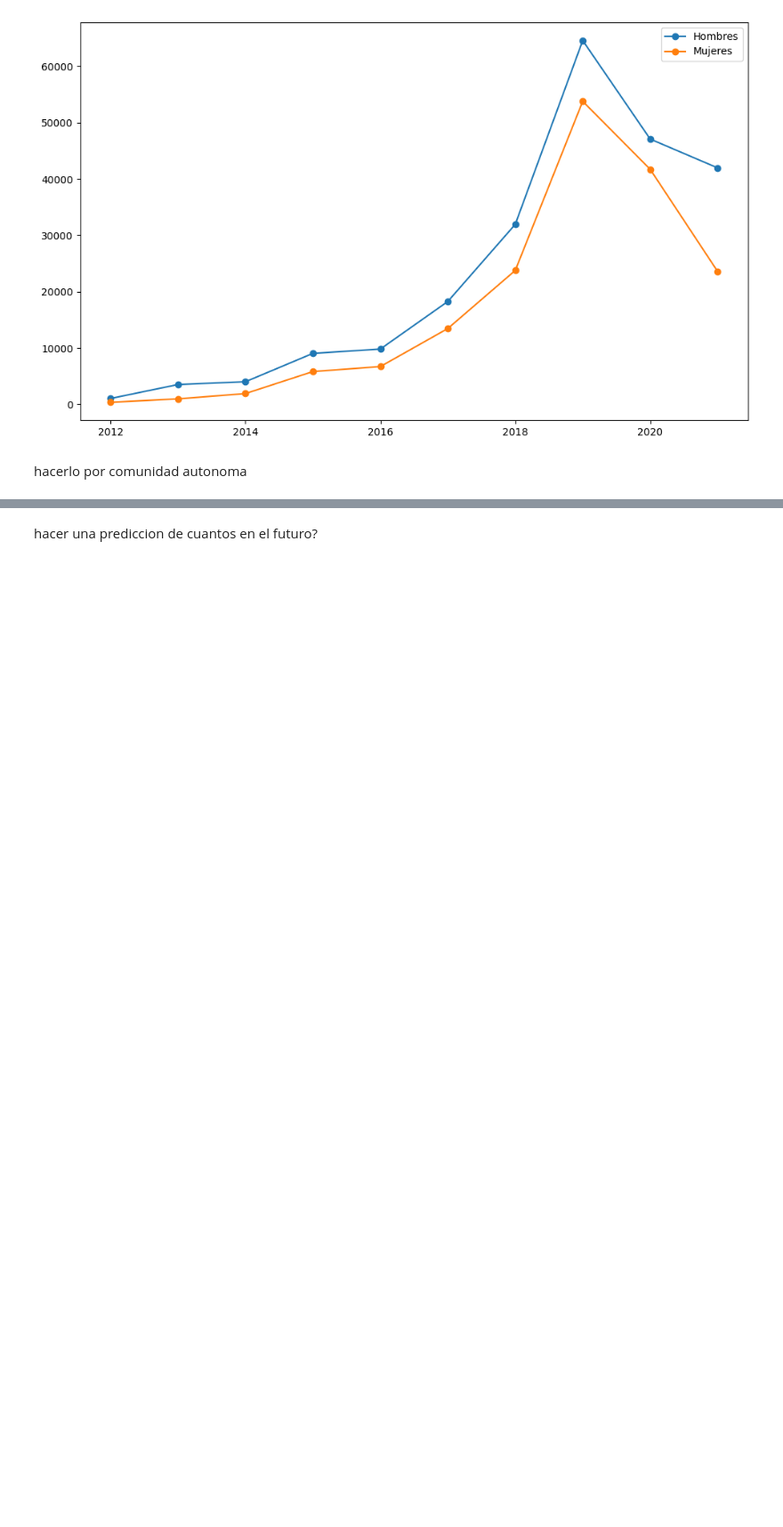
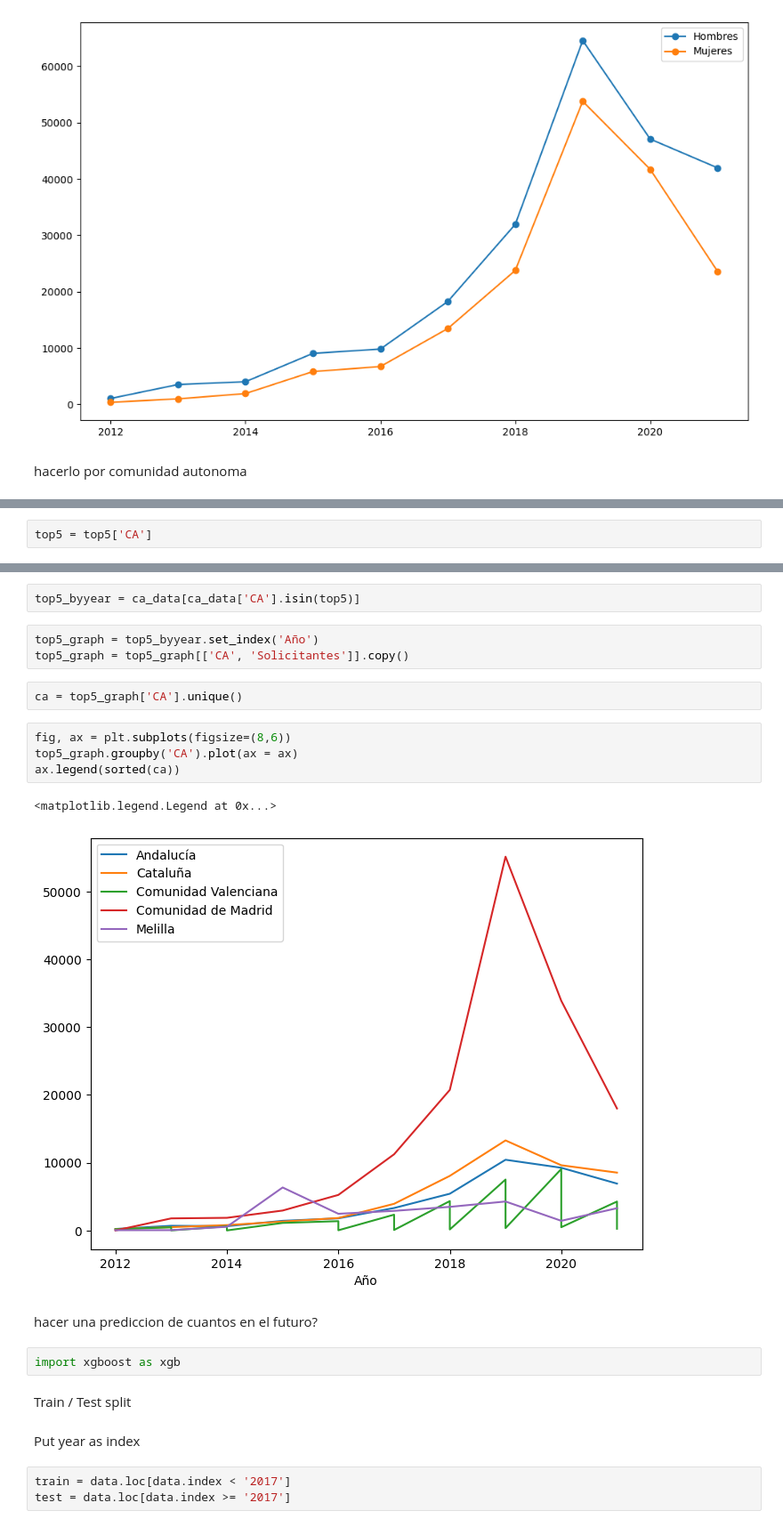
Before and after one commit to mariatens/refugee-analysis, a Jupyter notebook: refugee.ipynb, the cells around one changed output, grey strips where cells are left out. Shown: that part at 89% size. Saved outputs shown, nothing was run; the diff lists cells and outputs as text; blank space fills up the shorter version.

```diff
--- a/refugee.ipynb
+++ b/refugee.ipynb
@@ -125,0 +138,2 @@ hacerlo por comunidad autonoma
+# %%
+top5 = top5['CA']
@@ -126,2 +156,25 @@ hacerlo por comunidad autonoma
+# %%
+top5_byyear = ca_data[ca_data['CA'].isin(top5)]
+# %%
+top5_graph = top5_byyear.set_index('Año')
+top5_graph = top5_graph[['CA', 'Solicitantes']].copy()
+# %%
+ca = top5_graph['CA'].unique()
+# %%
+fig, ax = plt.subplots(figsize=(8,6))
+top5_graph.groupby('CA').plot(ax = ax)
+ax.legend(sorted(ca))
+# %% [output]
+<matplotlib.legend.Legend at 0x...>
+[figure, added]
 # %% [markdown]
 hacer una prediccion de cuantos en el futuro?
+# %%
+import xgboost as xgb
+# %% [markdown]
+Train / Test split
+# %% [markdown]
+Put year as index
+# %%
+train = data.loc[data.index < '2017']
+test = data.loc[data.index >= '2017']
```
Also changed, not shown: parts of 9 cells of this notebook.
